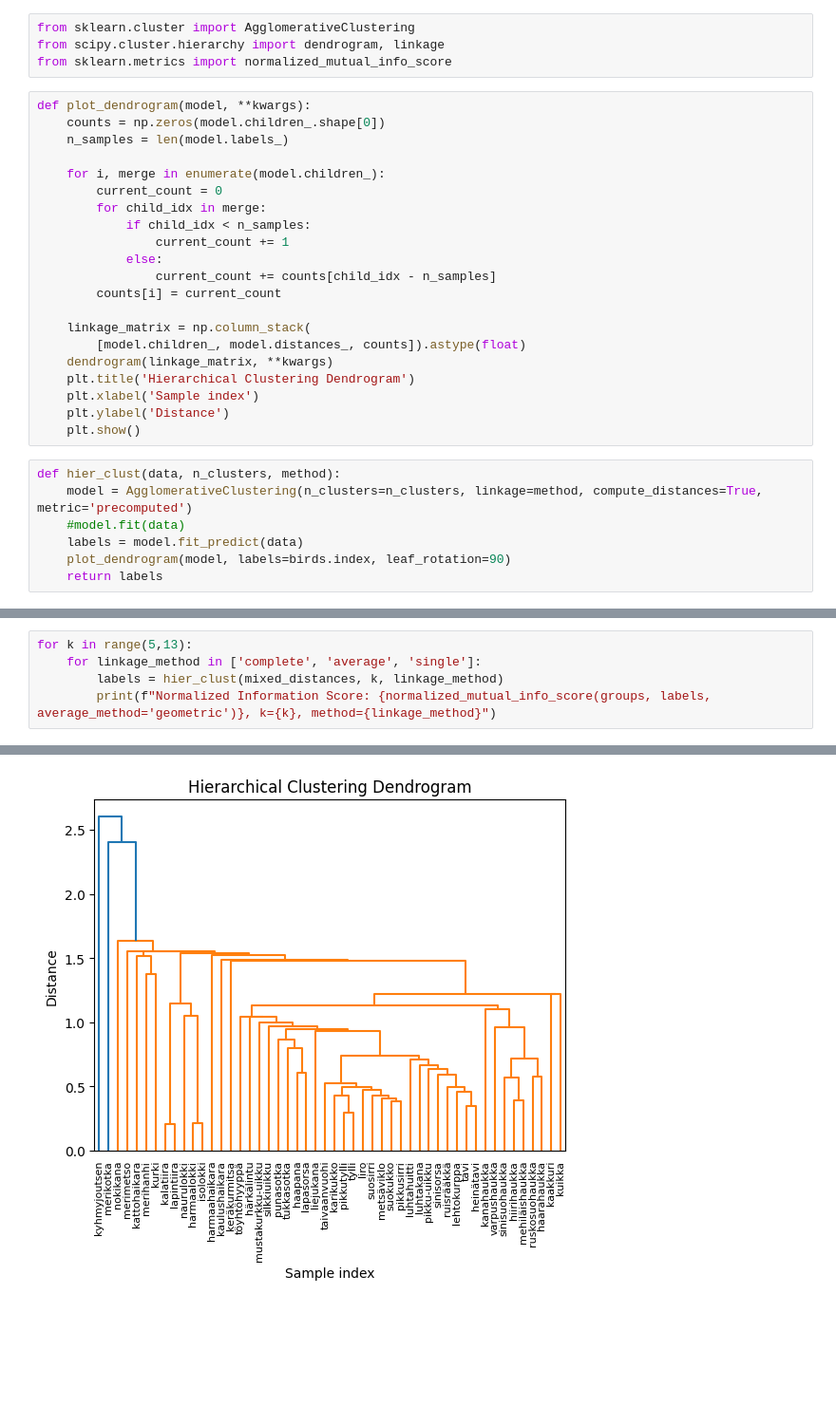
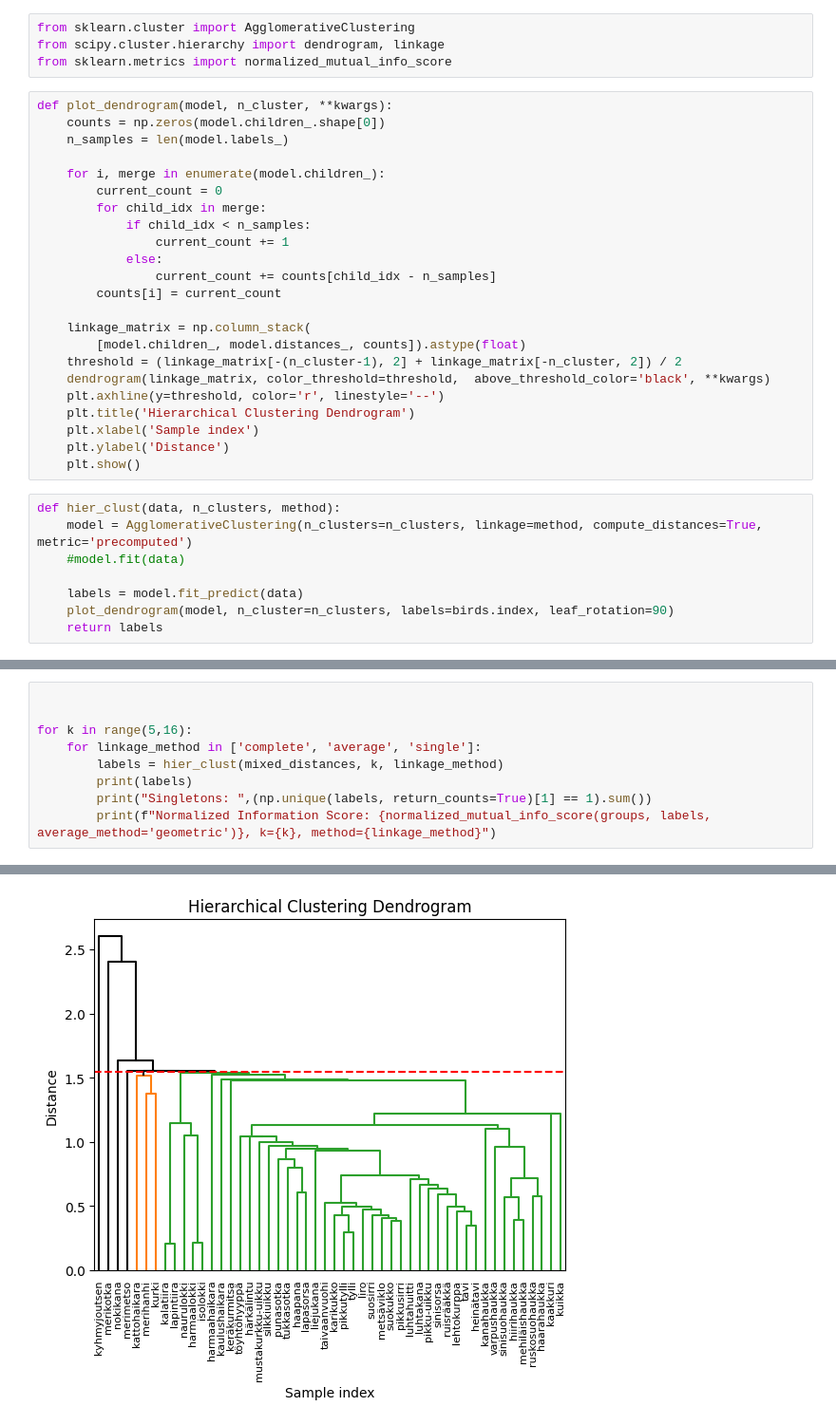
Before and after one commit to kbenedek/DataScience, a Jupyter notebook: HW2/hw_2_1.ipynb, the cells around one changed output, grey strips where cells are left out. Shown at 95% size. Saved outputs shown, nothing was run; the diff lists cells and outputs as text; blank space fills up the shorter version.

```diff
--- a/HW2/hw_2_1.ipynb
+++ b/HW2/hw_2_1.ipynb
@@ -256,7 +256,7 @@ from sklearn.cluster import AgglomerativeClustering
 from scipy.cluster.hierarchy import dendrogram, linkage
 from sklearn.metrics import normalized_mutual_info_score
 # %%
-def plot_dendrogram(model, **kwargs):
+def plot_dendrogram(model, n_cluster, **kwargs):
     counts = np.zeros(model.children_.shape[0])
     n_samples = len(model.labels_)
 
@@ -271,7 +271,9 @@ def plot_dendrogram(model, **kwargs):
 
     linkage_matrix = np.column_stack(
         [model.children_, model.distances_, counts]).astype(float)
-    dendrogram(linkage_matrix, **kwargs)
+    threshold = (linkage_matrix[-(n_cluster-1), 2] + linkage_matrix[-n_cluster, 2]) / 2
+    dendrogram(linkage_matrix, color_threshold=threshold,  above_threshold_color='black', **kwargs)
+    plt.axhline(y=threshold, color='r', linestyle='--')
     plt.title('Hierarchical Clustering Dendrogram')
     plt.xlabel('Sample index')
     plt.ylabel('Distance')
@@ -280,7 +282,8 @@ def plot_dendrogram(model, **kwargs):
 def hier_clust(data, n_clusters, method):
     model = AgglomerativeClustering(n_clusters=n_clusters, linkage=method, compute_distances=True, metric='precomputed')
     #model.fit(data)
+
     labels = model.fit_predict(data)
-    plot_dendrogram(model, labels=birds.index, leaf_rotation=90)
+    plot_dendrogram(model, n_cluster=n_clusters, labels=birds.index, leaf_rotation=90)
     return labels
 # %%
@@ -303,8 +305,12 @@ phalacrocoracidae    1
 gruifores            1
 Name: count, dtype: int64
 # %%
-for k in range(5,13):
+
+
+for k in range(5,16):
     for linkage_method in ['complete', 'average', 'single']:
         labels = hier_clust(mixed_distances, k, linkage_method)
+        print(labels)
+        print("Singletons: ",(np.unique(labels, return_counts=True)[1] == 1).sum())
         print(f"Normalized Information Score: {normalized_mutual_info_score(groups, labels, average_method='geometric')}, k={k}, method={linkage_method}")
 # %% [output]
@@ -320,2 +341,2 @@ Normalized Information Score: 0.5683661452668926, k=6, method=complete
 Normalized Information Score: 0.6262284260464157, k=6, method=average
-[figure, old version]
+[figure, new version]
```
Also changed, not shown: parts of 2 cells of this notebook.
